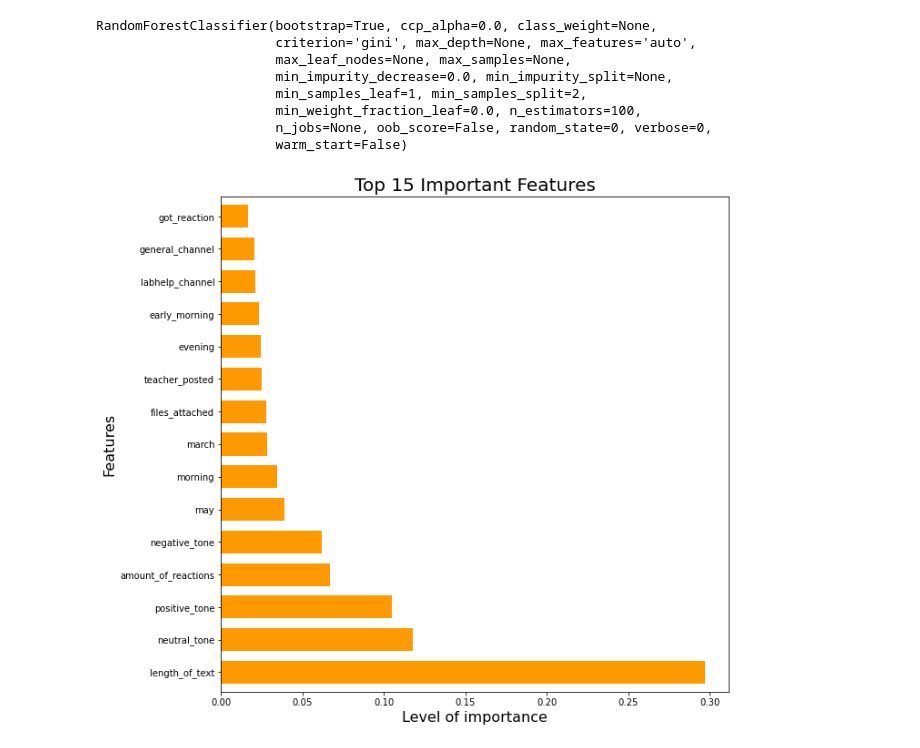
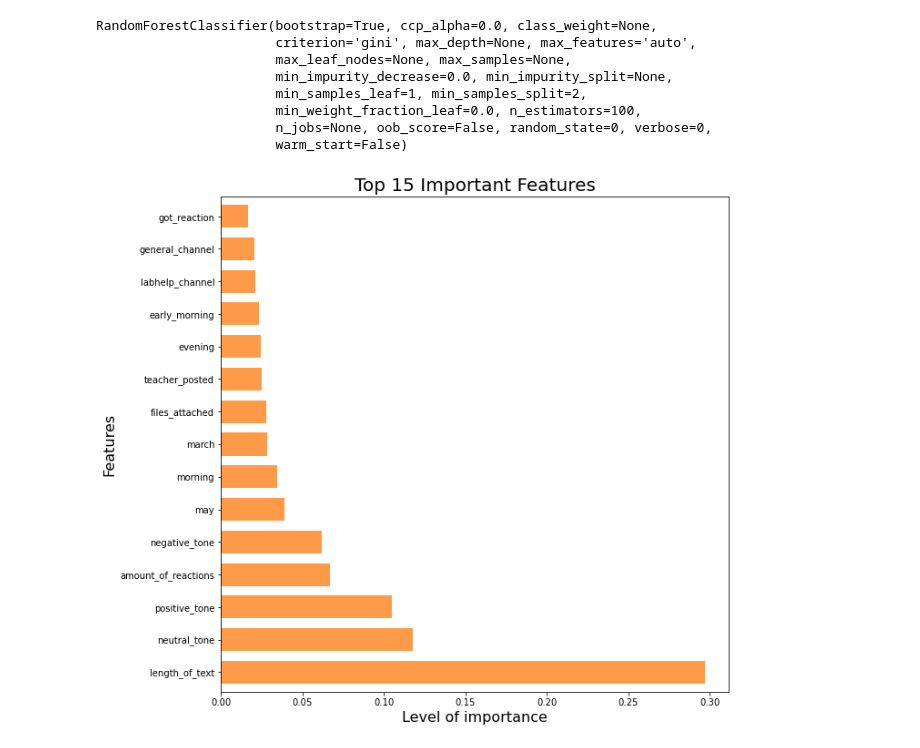
Before and after one commit to lillaszulyovszky/ironhack-final-project, a Jupyter notebook: code/ironhack_DA_slack_ML.ipynb, the cells around one changed output. Saved outputs shown, nothing was run; the diff lists cells and outputs as text; code cells hidden in the pictures.

```diff
--- a/code/ironhack_DA_slack_ML.ipynb
+++ b/code/ironhack_DA_slack_ML.ipynb
@@ -498,17 +498,17 @@ RandomForestClassifier(bootstrap=True, ccp_alpha=0.0, class_weight=None,
 # %%
 # feature importance
 feat_importances = pd.Series(importances, index=X.columns)
 plt.figure(figsize=(10,10))
-feat_importances.nlargest(15).plot(kind='barh', color='#ff9900', width= 0.7)
+feat_importances.nlargest(15).plot(kind='barh', color='#FF9B48', width= 0.7)
 plt.xlabel('Level of importance', fontsize=16)
 plt.ylabel('Features', fontsize=16)
 plt.yticks([0,1,2,3,4,5,6,7,8,9,10,11,12,13,14], ['length_of_text', 'neutral_tone', 'positive_tone',
                                                    'amount_of_reactions', 'negative_tone',
                                                    'may', 'morning','march', 'files_attached',
                                                    'teacher_posted', 'evening', 'early_morning',
                                                    'labhelp_channel', 'general_channel', 'got_reaction'])
 
 plt.title("Top 15 Important Features", fontsize=20)
 plt.show()
 # %% [output]
-[figure, old version]
+[figure, new version]
```
Also changed, not shown: parts of 2 cells of this notebook, 6 other files.
